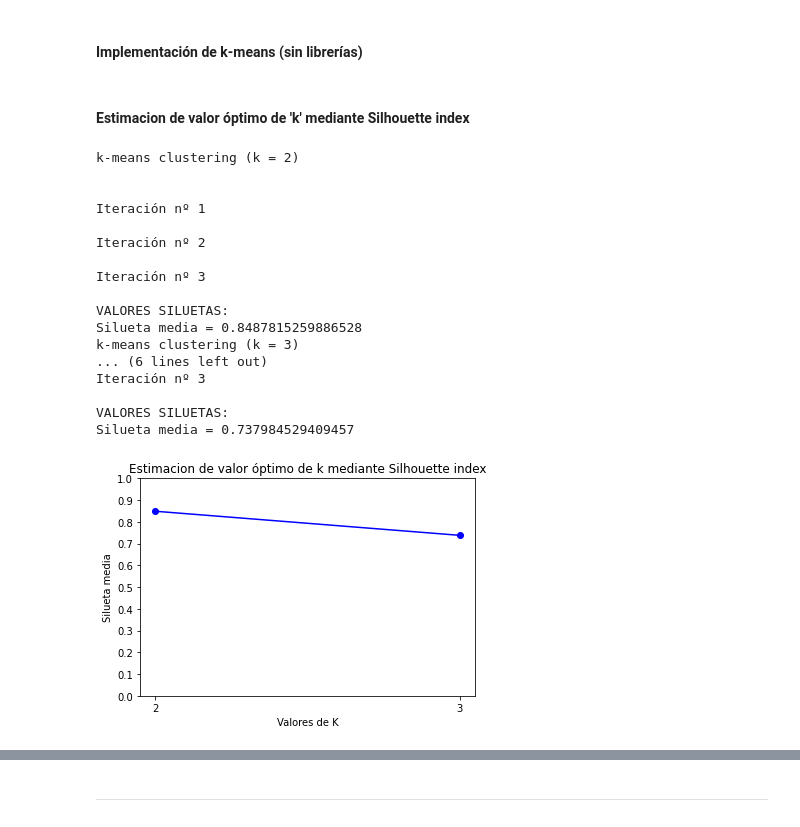
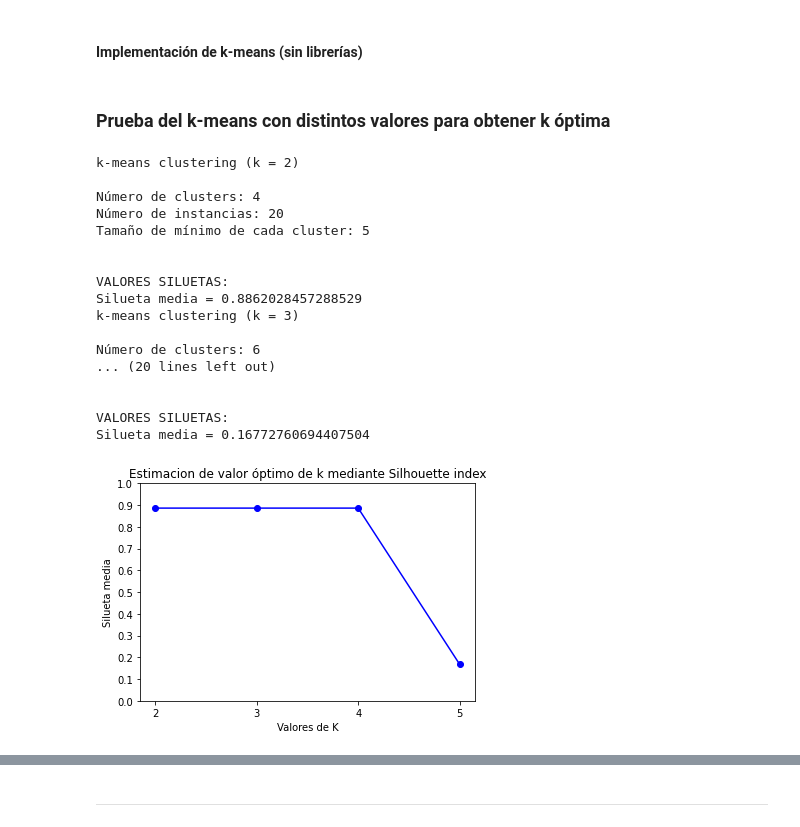
Before and after one commit to PeioLlano/MD-Verbal-Autopsy-Clustering, a Jupyter notebook: ClusteringVerbalAutopsy.ipynb, the cells around one changed output, grey strips where cells are left out. Saved outputs shown, nothing was run; the diff lists cells and outputs as text; code cells hidden in the pictures.

Commit message:
k-means con graficos cluster

```diff
--- a/ClusteringVerbalAutopsy.ipynb
+++ b/ClusteringVerbalAutopsy.ipynb
@@ -1018,3 +1018,7 @@ def silhouette_una_instancia(inst_ind, instancia, clusters, alpha):
     # Calcular valor del índice de evaluación interna 'Silueta'
     silhouette = (b_xi - a_xi) / max(b_xi, a_xi)
     return silhouette
+# %%
+def inic_aleatoria(datos, num_centroides):
+    centroides = datos.sample(n = num_centroides)
+    return centroides
@@ -1024,6 +1094,6 @@ def silhouette_una_instancia(inst_ind, instancia, clusters, alpha):
 <h4>Cargar los datos</h4>
 # %%
 datos_kmeans = pd.read_csv('data_output/doc_embeding.csv')
-datos_kmeans = datos_kmeans.iloc[:10, 1:]
+datos_kmeans = datos_kmeans.iloc[:20, 1:]
 print(datos_kmeans)
 # %% [output]
@@ -1051,10 +1121,14 @@ def kmeans_clustering(modo_inic_datos, alpha, int_grup_dist_func, num_iter, num_
 
     ## Inicialización de centroides
     if modo_inic_datos == 0: #Inicializar centroides aleatoriamente
-        centroides = datos.sample(n = num_centroides)
-        centroides_con_indice = []
-        for i in range(num_centroides):
-            centroides_con_indice.append( (centroides.iloc[[i]], i + 1) )
+        #entroides = datos.sample(n = num_centroides)
+        centroides = inic_aleatoria(datos, num_centroides)
+    elif modo_inic_datos == 1:
+        centroides = inic_2k_clusters(num_centroides, alpha)
+
+    centroides_con_indice = []
+    for i in range(num_centroides):
+        centroides_con_indice.append( (centroides.iloc[[i]], i + 1) )
 
     # Para guardar las instancias de cada cluster
     clusters = []
@@ -1069,7 +1143,7 @@ def kmeans_clustering(modo_inic_datos, alpha, int_grup_dist_func, num_iter, num_
 
     ## Definir criterio de convergencia (de momento sólo con 'num_iter')
     for iteracion in range(num_iter):
-        print(f"\nIteración nº {iteracion + 1}")
+        #print(f"\nIteración nº {iteracion + 1}")
 
         # Cálculo de distancias entre instancias y centroides.
         # A cada instancia se le asigna el cluster cuyo centroide esté más cerca (alpha = 3)
@@ -1083,7 +1157,7 @@ def kmeans_clustering(modo_inic_datos, alpha, int_grup_dist_func, num_iter, num_
                 valores_centroide = centroide[0]
                 indice_centroide = centroide[1]
 
-                if len(valores_centroide) != 0: # Para evitar problemas en caso de que haya un cluster vacío
+                if not valores_centroide.empty: # Para evitar problemas en caso de que haya un cluster vacío
                     dist_inst_cent = dist_minkowski(dato, valores_centroide, 3)
                     if dist_inst_cent_min == -1:
                         dist_inst_cent_min = dist_inst_cent
@@ -1163,44 +1237,45 @@ def kmeans_clustering(modo_inic_datos, alpha, int_grup_dist_func, num_iter, num_
     silhouette_media = sum(silhouettes) / len(silhouettes)
     print("Silueta media = " + str(silhouette_media))
     return silhouette_media, silhouettes
-# %% [markdown]
-<h4>Estimacion de valor óptimo de 'k' mediante Silhouette index</h4>
+# %% [markdown]
+<h3>Prueba del k-means con distintos valores para obtener k óptima</h3>
 # %%
 dict_k_sil = {}
-valores_k = list(range(2, 11))
+valores_k = list(range(2, 6))
 for k in valores_k:
     print(f"k-means clustering (k = {k})\n")
-    sil_media, siluetas = kmeans_clustering(0, 3, 0, 3, k, datos_kmeans)
+    # def kmeans_clustering(modo_inic_datos, alpha, int_grup_dist_func, num_iter, num_centroides, datos):
+    sil_media, siluetas = kmeans_clustering(1, 3, 0, 3, k, datos_kmeans)
     dict_k_sil[k] = sil_media
 
 # # # # print("\n\n")
 # # # # for key, value in dict_k_sil.items():
 # # # #     print(f"Silueta media (k = {key}): {value}")
 
 # Mostrar relación entre valor de k y media de la silueta de las instancias gráficamente
 plt.plot(dict_k_sil.keys(), dict_k_sil.values(), 'bo-')
 plt.xlabel('Valores de K')
 plt.xticks(list(dict_k_sil.keys()))
 plt.ylabel('Silueta media')
 plt.yticks(np.arange(0, 1.1, 0.1))
 plt.title('Estimacion de valor óptimo de k mediante Silhouette index')
 plt.show()
 # %% [output]
 k-means clustering (k = 2)
 
+Número de clusters: 4
+Número de instancias: 20
+Tamaño de mínimo de cada cluster: 5
 
-Iteración nº 1
-
-Iteración nº 2
-
-Iteración nº 3
 
 VALORES SILUETAS:
-Silueta media = 0.8487815259886528
+Silueta media = 0.8862028457288529
 k-means clustering (k = 3)
-... (6 lines left out)
-Iteración nº 3
+
+Número de clusters: 6
+... (20 lines left out)
+
 
 VALORES SILUETAS:
-Silueta media = 0.737984529409457
+Silueta media = 0.16772760694407504
-[figure, old version]
+[figure, new version]
```
Also changed, not shown: parts of 5 cells of this notebook, 7 other files.
